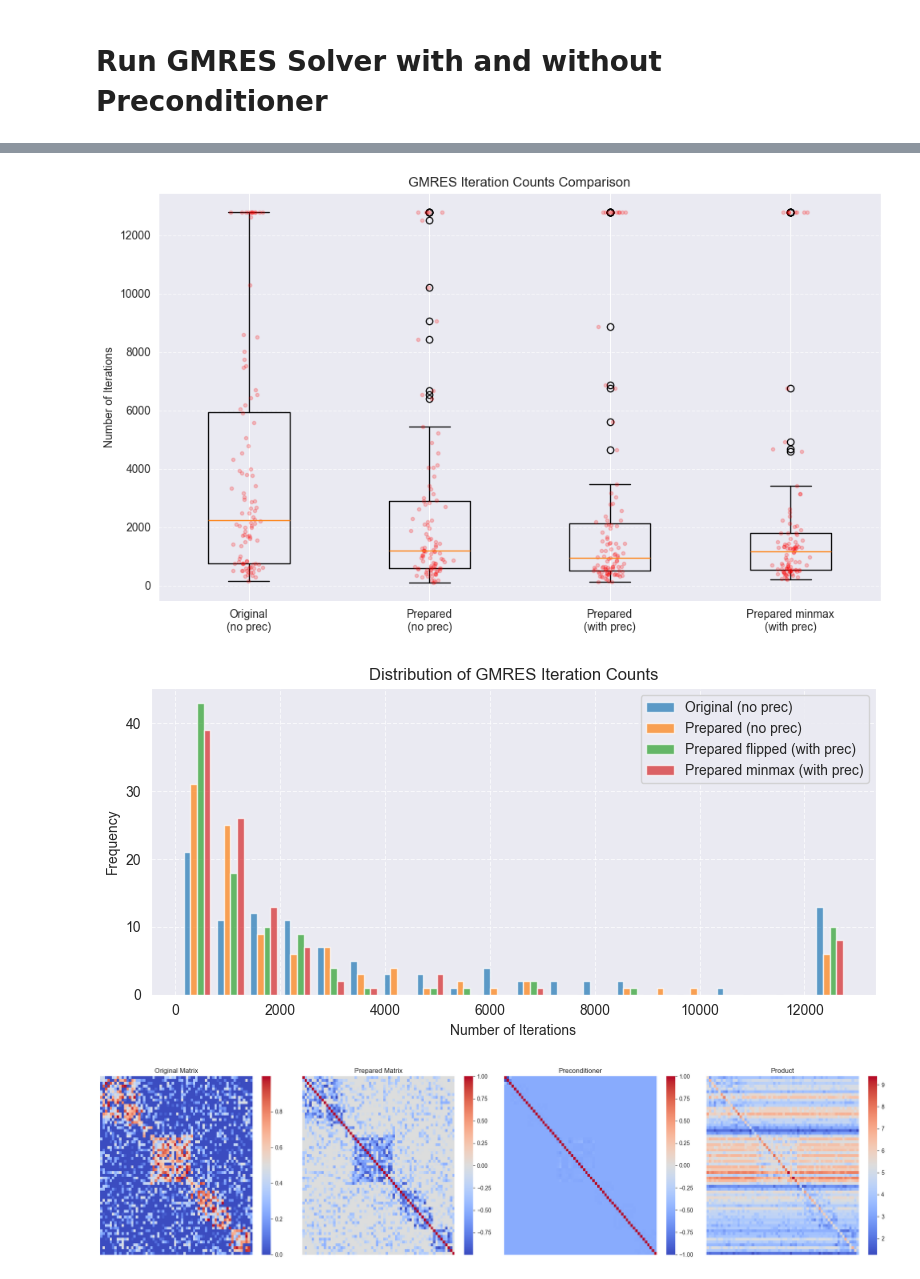
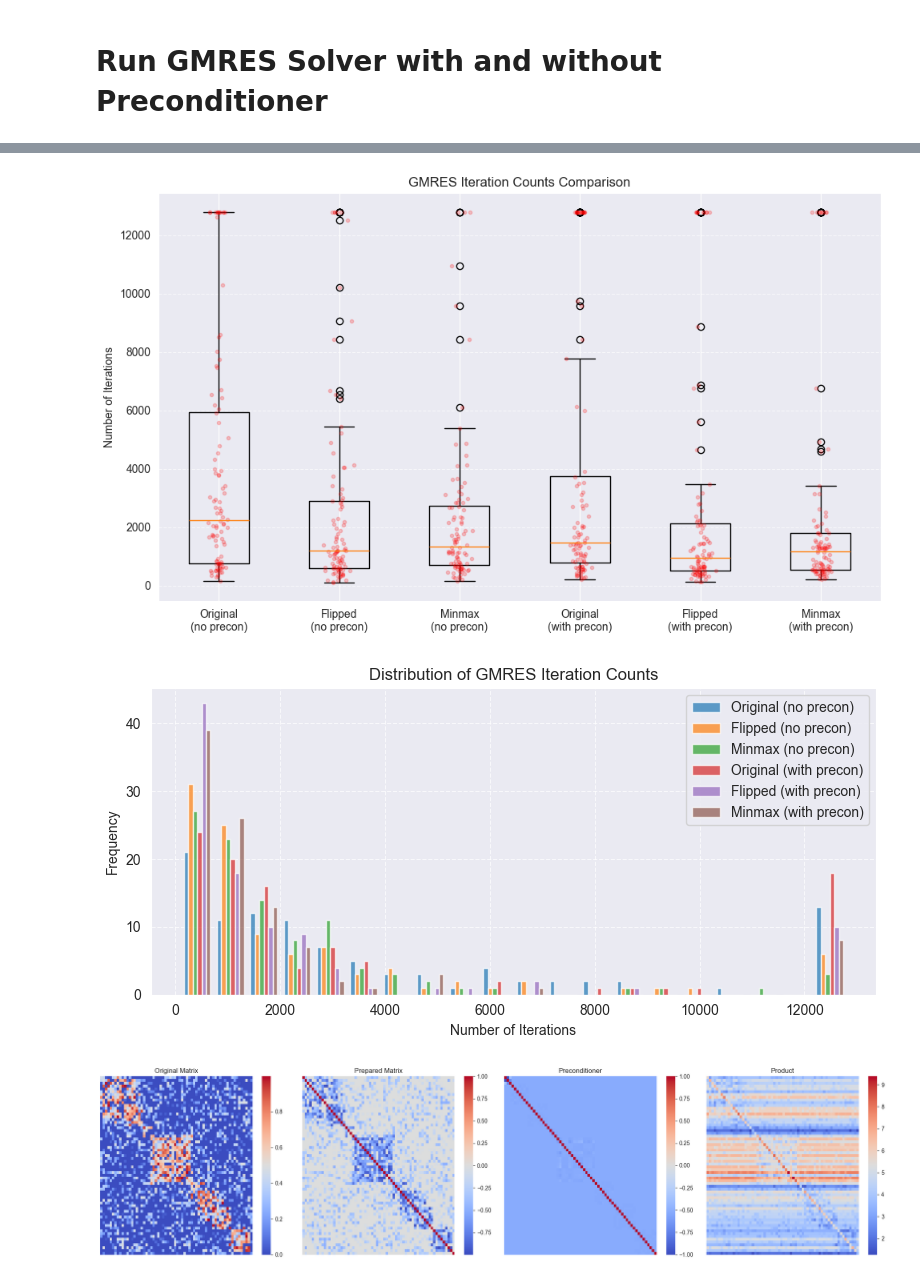
Before and after one commit to 24io/opencampus-ai-project, a Jupyter notebook: testrun_without_model.ipynb, the cells around one changed output, grey strips where cells are left out. Drawn from its saved outputs; the diff is of its cells as text; code cells hidden in the pictures.

Commit message:
improve structure of testrun_without_model.ipynb

```diff
--- a/testrun_without_model.ipynb
+++ b/testrun_without_model.ipynb
@@ -48,11 +48,11 @@ test_data = MatrixData(
         print_debug=False
     )
 # %%
-test_labels = test_data.tdata_blk_starts
-test_matrices = test_data.matrices
+labels = test_data.tdata_blk_starts
+A_orig = test_data.matrices
 
 # Verify Shape
-print(f"Test Matrices Shape: {test_matrices.shape}, Test Labels Shape: {test_labels.shape}")
+print(f"Test Matrices Shape: {A_orig.shape}, Test Labels Shape: {labels.shape}")
 # %% [output]
 Test Matrices Shape: (100, 64, 64), Test Labels Shape: (100, 64)
 # %% [markdown]
@@ -61,13 +61,13 @@ Test Matrices Shape: (100, 64, 64), Test Labels Shape: (100, 64)
 # %%
 importlib.reload(precon)
 
-A_flip = np.array([precon.prepare_matrix(test_matrices[i], method='flip') for i in range(test_matrices.shape[0])])
-A_shift = np.array([precon.prepare_matrix(test_matrices[i], method='shift') for i in range(test_matrices.shape[0])])
-A_minmax = np.array([precon.prepare_matrix(test_matrices[i], method='minmax') for i in range(test_matrices.shape[0])])
+A_flip = np.array([precon.prepare_matrix(A_orig[i], method='flip') for i in range(NUMBER_OF_MATRICES)])
+A_shift = np.array([precon.prepare_matrix(A_orig[i], method='shift') for i in range(NUMBER_OF_MATRICES)])
+A_minmax = np.array([precon.prepare_matrix(A_orig[i], method='minmax') for i in range(NUMBER_OF_MATRICES)])
 # %% [markdown]
 ### 2. Invert Blocks (ensure non-singularity)
 # %%
-precs = precon.block_jacobi_preconditioner_from_predictions(test_matrices, test_labels)
+precs = precon.block_jacobi_preconditioner_from_predictions(A_orig, labels)
 # %% [output]
 Matrix is singular, using pseudo-inverse for block 4 at indices 62:64
 Matrix is singular, using pseudo-inverse for block 35 at indices 62:64
@@ -232,23 +254,57 @@ def iter_stats(iters):
     }
 
 # Print statistics
-print("Iteration count statistics:")
-print(f"Original (no preconditioner): {iter_stats(iters_no_precon_orig)}")
-print(f"Prepared (no preconditioner): {iter_stats(iters_no_precon_prep)}")
-print(f"Prepared (with preconditioner): {iter_stats(iters_precon_prep)}")
-print(f"Prepared minmax (with preconditioner): {iter_stats(iters_precon_minmax)}")
+print("Iteration count statistics without preconditioner:")
+print("-" * 80)
+print(f"Original: {iter_stats(iters_no_precon_orig)}")
+print(f"Flipped:  {iter_stats(iters_no_precon_flip)}")
+print(f"Shifted:  {iter_stats(iters_no_precon_shift)}")
+print(f"Minmax:   {iter_stats(iters_no_precon_minmax)}")
+print("-" * 80)
+print("Iteration count statistics with preconditioner:")
+print("-" * 80)
+print(f"Original: {iter_stats(iters_precon_orig)}")
+print(f"Flipped:  {iter_stats(iters_precon_flip)}")
+print(f"Shifted:  {iter_stats(iters_precon_shift)}")
+print(f"Minmax:   {iter_stats(iters_precon_minmax)}")
+print("-" * 80)
+
+# Define some arrays
+result_data_list = [
+    iters_no_precon_orig,
+    iters_no_precon_flip,
+    iters_no_precon_minmax,
+    iters_precon_orig,
+    iters_precon_flip,
+    iters_precon_minmax,
+]
+result_data_labels_long = [
+    'Original (no precon)',
+    'Flipped (no precon)',
+    'Minmax (no precon)',
+    'Original (with precon)',
+    'Flipped (with precon)',
+    'Minmax (with precon)'
+]
+result_data_labels_stacked = [
+    'Original\n(no precon)',
+    'Flipped\n(no precon)',
+    'Minmax\n(no precon)',
+    'Original\n(with precon)',
+    'Flipped\n(with precon)',
+    'Minmax\n(with precon)'
+]
 
 # Create box plots
 plt.figure(figsize=(10, 6))
-bp = plt.boxplot([iters_no_precon_orig, iters_no_precon_prep, iters_precon_prep, iters_precon_minmax],
-                 labels=['Original\n(no prec)', 'Prepared\n(no prec)', 'Prepared\n(with prec)', 'Prepared minmax\n(with prec)'])
+bp = plt.boxplot(result_data_list, tick_labels=result_data_labels_stacked)
 
 plt.title('GMRES Iteration Counts Comparison')
 plt.ylabel('Number of Iterations')
 plt.grid(True, axis='y', linestyle='--', alpha=0.7)
 
 # Add some jitter to the data points
-for i, data in enumerate([iters_no_precon_orig, iters_no_precon_prep, iters_precon_prep, iters_precon_minmax], 1):
+for i, data in enumerate(result_data_list, 1):
     x = np.random.normal(i, 0.04, size=len(data))
     plt.plot(x, data, 'r.', alpha=0.2)
 
@@ -257,9 +313,7 @@ plt.show()
 
 # Histogram
 plt.figure(figsize=(8, 4))
-plt.hist([iters_no_precon_orig, iters_no_precon_prep, iters_precon_prep, iters_precon_minmax],
-         label=['Original (no prec)', 'Prepared (no prec)', 'Prepared flipped (with prec)', 'Prepared minmax (with prec)'],
-         bins=20, alpha=0.7)
+plt.hist(result_data_list, label=result_data_labels_long, bins=20, alpha=0.7)
 plt.xlabel('Number of Iterations')
 plt.ylabel('Frequency')
 plt.title('Distribution of GMRES Iteration Counts')
@@ -276,5 +339,5 @@ Prepared minmax (with preconditioner): {'min': 214, 'max': 12800, 'mean': 2185.1
-[figure, old version]
+[figure, new version]
-[figure, old version]
+[figure, new version]
 # %%
 # Function to plot matrices
 def plot_matrices(matrices: List[np.ndarray], titles: List[str], colorbar: str = VALUE_COLORBAR) -> None:
```
Also changed, not shown: parts of 8 cells of this notebook.
